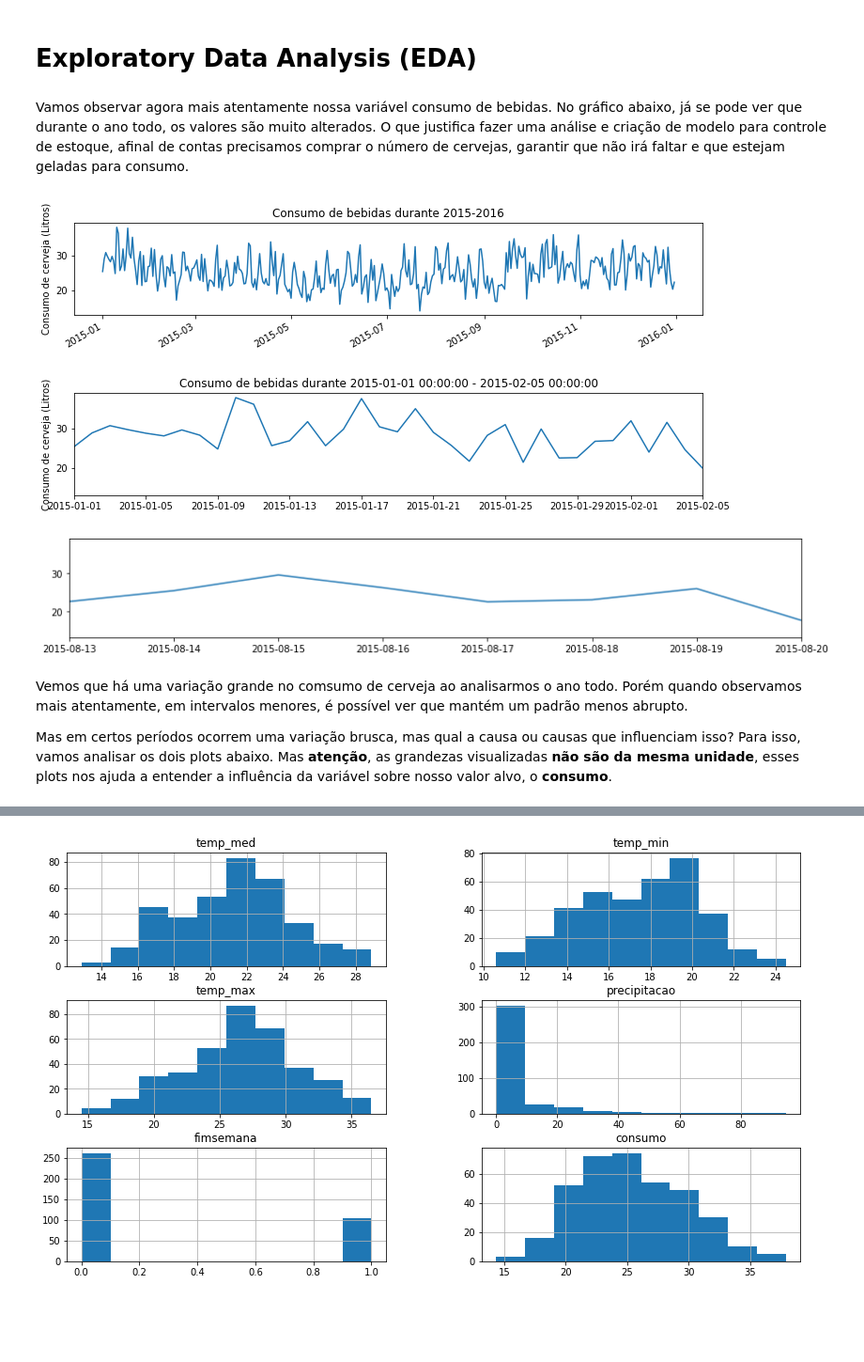
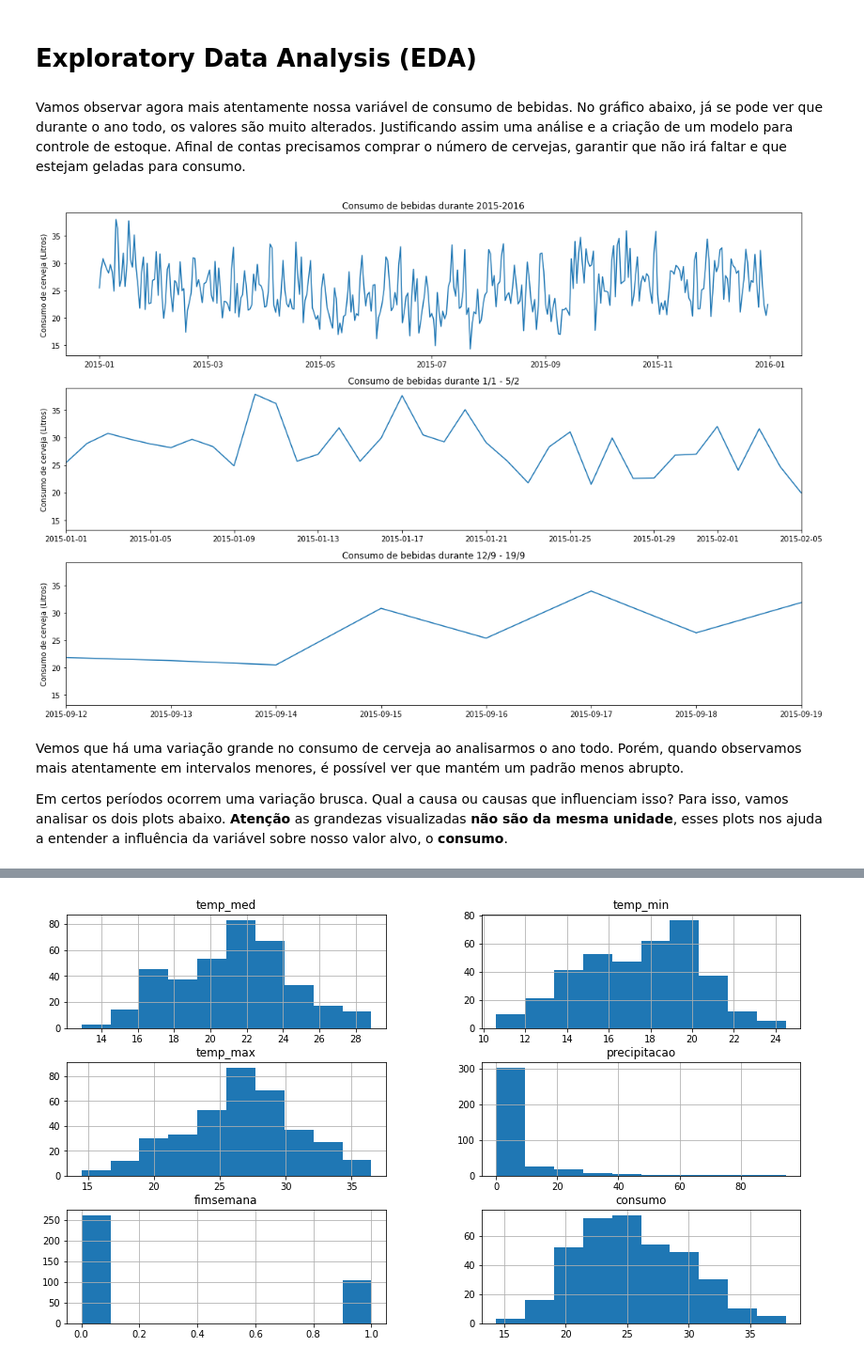
Before and after one commit to thiagolopes97/Portifolio_Projetos, a Jupyter notebook: Reg_Cerveja_SP.ipynb, the cells around one changed output, grey strips where cells are left out. Shown at 94% size. Drawn from its saved outputs; the diff is of its cells as text; code cells hidden in the pictures; blank space fills up the shorter version.

```diff
--- a/Reg_Cerveja_SP.ipynb
+++ b/Reg_Cerveja_SP.ipynb
@@ -291,41 +271,43 @@ df_clean.head()
 # %% [markdown]
 # Exploratory Data Analysis (EDA)
 # %% [markdown]
-Vamos observar agora mais atentamente nossa variável consumo de bebidas. No gráfico abaixo, já se pode ver que durante o ano todo, os valores são muito alterados. O que justifica fazer uma análise e criação de modelo para controle de estoque, afinal de contas precisamos comprar o número de cervejas, garantir que não irá faltar e que estejam geladas para consumo.
+Vamos observar agora mais atentamente nossa variável de consumo de bebidas. No gráfico abaixo, já se pode ver que durante o ano todo, os valores são muito alterados. Justificando assim uma análise e a criação de um modelo para controle de estoque. Afinal de contas precisamos comprar o número de cervejas, garantir que não irá faltar e que estejam geladas para consumo.
 # %%
+plt.figure(figsize=(15,10))
+
+color_blue = 'cornflowerblue'
 # Visualização do consumo durante todo o ano
-fig, ax = plt.subplots(figsize=(12,2))
-ax.plot_date(x='data',y='consumo',data=df_clean,fmt='-');
+plt.subplot(3,1,1)
+plt.plot_date(x='data',y='consumo',data=df_clean,fmt='-');
 plt.title('Consumo de bebidas durante 2015-2016')
 plt.ylabel('Consumo de cerveja (Litros)')
-fig.autofmt_xdate()
 
-# Visualização do consumo durante as duas primeiras semanas
-fig, ax = plt.subplots(figsize=(12,2))
-ax.plot_date(x='data',y='consumo',data=df_clean,fmt='-')
-ax.set_xlim(df_clean['data'][0], df_clean['data'][35])
-plt.title('Consumo de bebidas durante {} - {}'.format(df_clean['data'][0],df_clean['data'][35]))
+# Visualização do consumo durante as 4 primeiras semanas
+plt.subplot(3,1,2)
+plt.plot_date(x='data',y='consumo',data=df_clean,fmt='-')
+plt.xlim(df_clean['data'][0], df_clean['data'][35])
+plt.title('Consumo de bebidas durante {}/{} - {}/{}'.format(df_clean['data'][0].day,df_clean['data'][0].month,
+                                                            df_clean['data'][35].day,df_clean['data'][35].month))
 plt.ylabel('Consumo de cerveja (Litros)')
-#fig.autofmt_xdate()
 
 
 # Visualização do consumo durante todo o ano
-fig, ax = plt.subplots(figsize=(12,2))
-ax.plot_date(x='data',y='consumo',data=df_clean,fmt='-')
+plt.subplot(3,1,3)
+plt.plot_date(x='data',y='consumo',data=df_clean,fmt='-')
 rand = np.random.randint(0,350)
-ax.set_xlim(df_clean['data'][rand], df_clean['data'][rand+7])
-#fig.autofmt_xdate()
+plt.xlim(df_clean['data'][rand], df_clean['data'][rand+7])
+plt.title('Consumo de bebidas durante {}/{} - {}/{}'.format(df_clean['data'][rand].day,df_clean['data'][rand].month,
+                                                            df_clean['data'][rand+7].day,df_clean['data'][rand+7].month))
+plt.ylabel('Consumo de cerveja (Litros)')
 
 
 plt.tight_layout()
 plt.show()
 # %% [output]
-[figure, old version]
+[figure, new version]
-[figure, removed]
-[figure, removed]
 # %% [markdown]
-Vemos que há uma variação grande no comsumo de cerveja ao analisarmos o ano todo. Porém quando observamos mais atentamente, em intervalos menores, é possível ver que mantém um padrão menos abrupto.
+Vemos que há uma variação grande no consumo de cerveja ao analisarmos o ano todo. Porém, quando observamos mais atentamente em intervalos menores, é possível ver que mantém um padrão menos abrupto.
 
-Mas em certos períodos ocorrem uma variação brusca, mas qual a causa ou causas que influenciam isso? Para isso, vamos analisar os dois plots abaixo. Mas **atenção**, as grandezas visualizadas **não são da mesma unidade**, esses plots nos ajuda a entender a influência da variável sobre nosso valor alvo, o **consumo**.
+Em certos períodos ocorrem uma variação brusca. Qual a causa ou causas que influenciam isso? Para isso, vamos analisar os dois plots abaixo. **Atenção** as grandezas visualizadas **não são da mesma unidade**, esses plots nos ajuda a entender a influência da variável sobre nosso valor alvo, o **consumo**.
 # %%
 plt.figure(figsize=(15,4))
```
Also changed, not shown: parts of 23 cells of this notebook.
